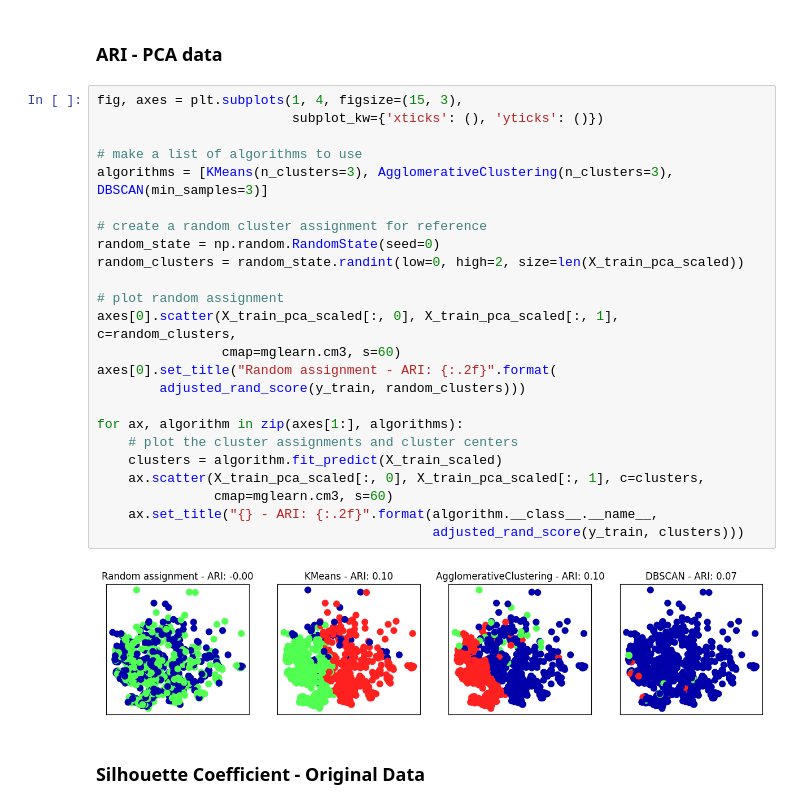
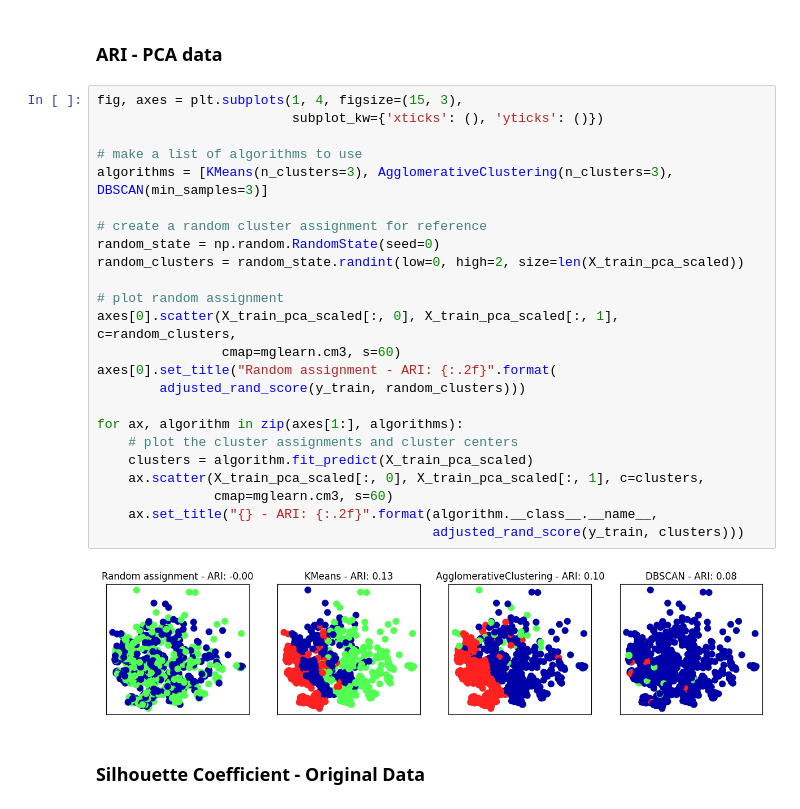
Before and after one commit to naterattner/data71200, a Jupyter notebook: project_3/data71200_summer24_project3.ipynb, the cells around one changed output. Drawn from its saved outputs; the diff is of its cells as text.

```diff
--- a/project_3/data71200_summer24_project3.ipynb
+++ b/project_3/data71200_summer24_project3.ipynb
@@ -439,29 +439,29 @@ for ax, algorithm in zip(axes[1:], algorithms):
 # %%
 fig, axes = plt.subplots(1, 4, figsize=(15, 3),
                          subplot_kw={'xticks': (), 'yticks': ()})
 
 # make a list of algorithms to use
 algorithms = [KMeans(n_clusters=3), AgglomerativeClustering(n_clusters=3), DBSCAN(min_samples=3)]
 
 # create a random cluster assignment for reference
 random_state = np.random.RandomState(seed=0)
 random_clusters = random_state.randint(low=0, high=2, size=len(X_train_pca_scaled))
 
 # plot random assignment
 axes[0].scatter(X_train_pca_scaled[:, 0], X_train_pca_scaled[:, 1], c=random_clusters,
                 cmap=mglearn.cm3, s=60)
 axes[0].set_title("Random assignment - ARI: {:.2f}".format(
         adjusted_rand_score(y_train, random_clusters)))
 
 for ax, algorithm in zip(axes[1:], algorithms):
     # plot the cluster assignments and cluster centers
-    clusters = algorithm.fit_predict(X_train_scaled)
+    clusters = algorithm.fit_predict(X_train_pca_scaled)
     ax.scatter(X_train_pca_scaled[:, 0], X_train_pca_scaled[:, 1], c=clusters,
                cmap=mglearn.cm3, s=60)
     ax.set_title("{} - ARI: {:.2f}".format(algorithm.__class__.__name__,
                                            adjusted_rand_score(y_train, clusters)))
 # %% [output]
-[figure, old version]
+[figure, new version]
 # %% [markdown]
 ### Silhouette Coefficient - Original Data
 # %%
```
Also changed, not shown: parts of 41 cells of this notebook.
